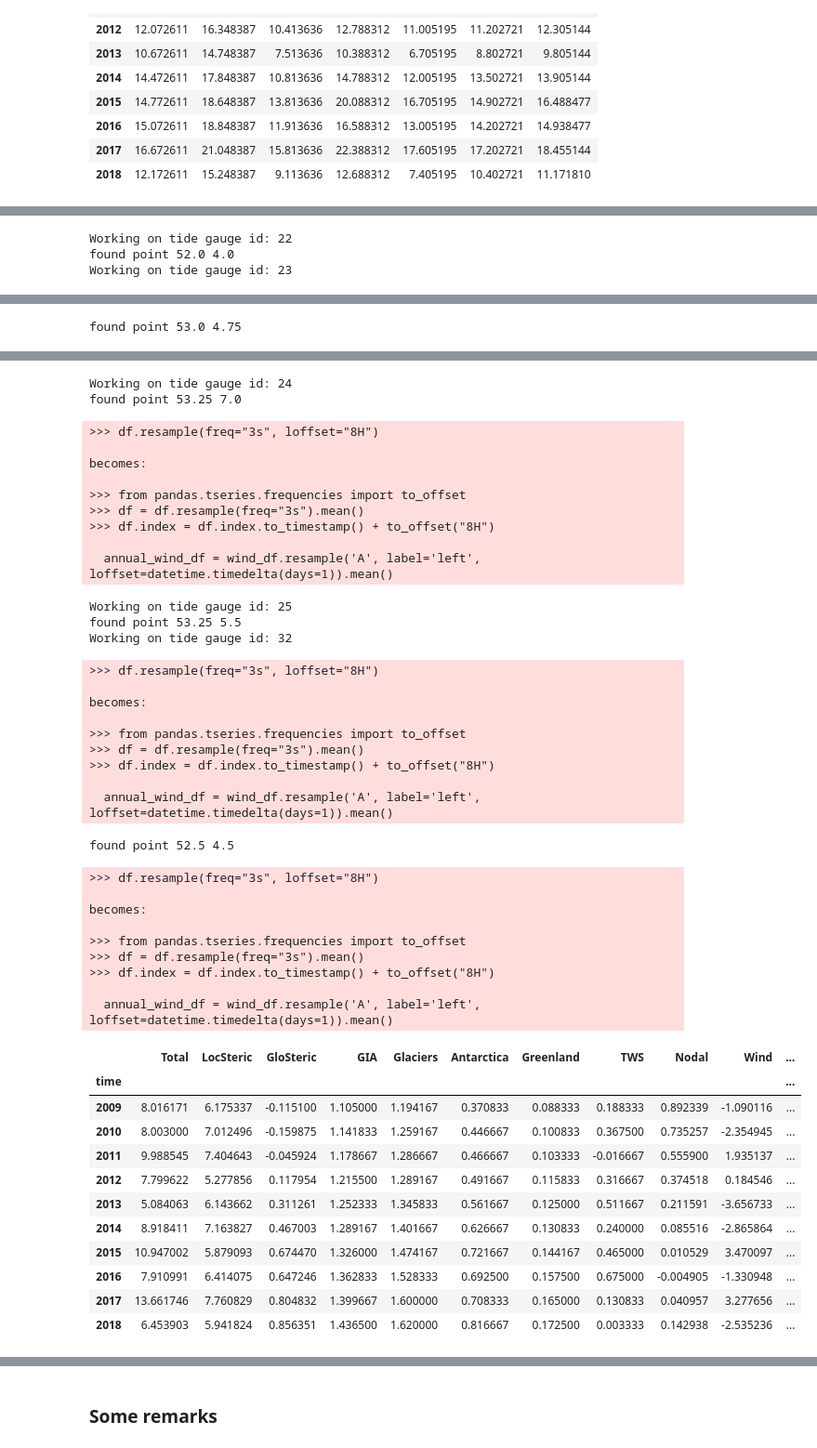
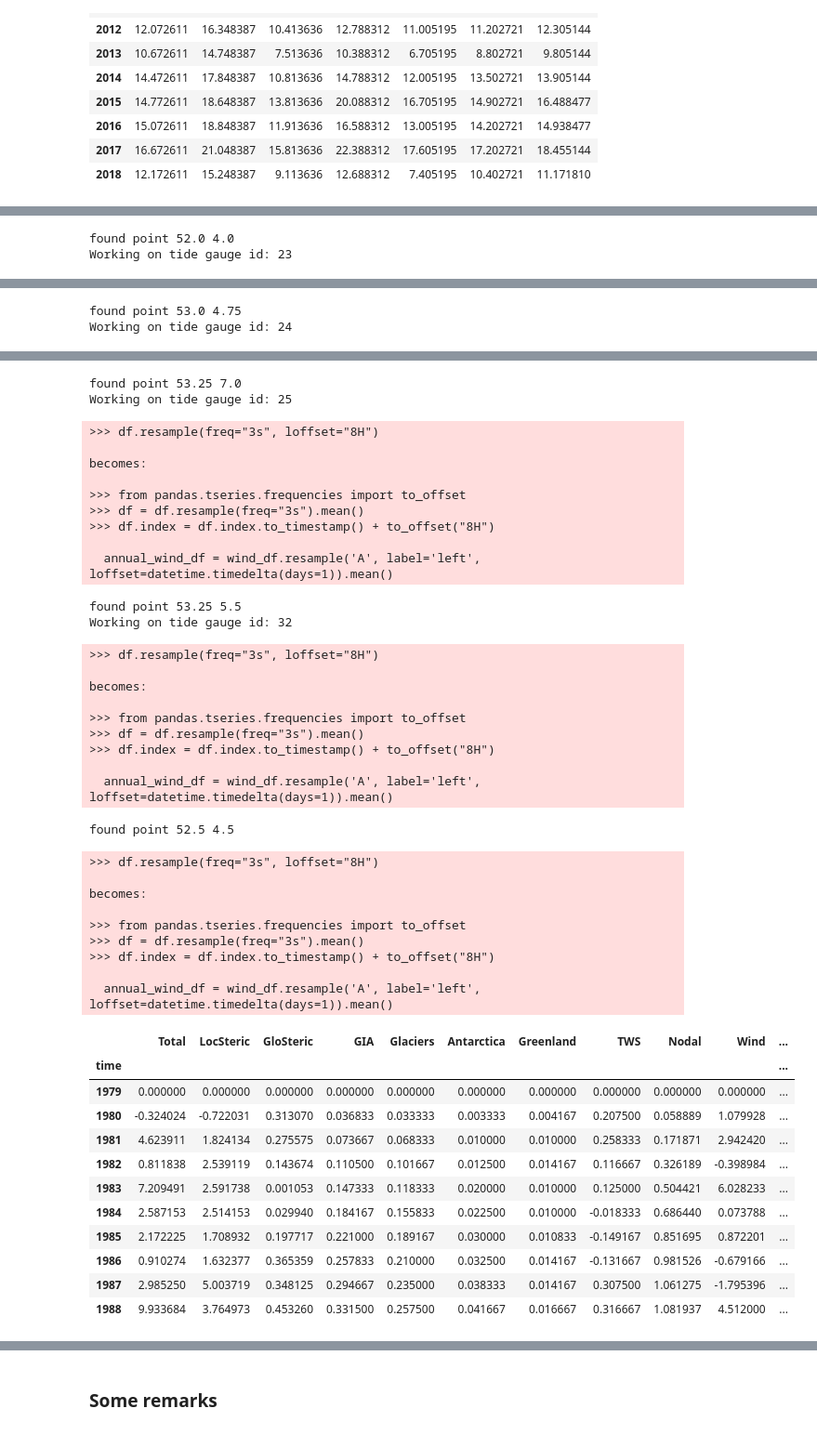
Before and after one commit to Jacobiaan/SLBudget, a Jupyter notebook: notebooks/Budget.ipynb, the cells around one changed output, grey strips where cells are left out. Shown: that part at 93% size. Cells and saved outputs as stored; diff of their text form; code cells hidden in the pictures.

```diff
--- a/notebooks/Budget.ipynb
+++ b/notebooks/Budget.ipynb
@@ -88,7 +88,7 @@ tg_df.iloc[-10:]
 slmean_df = slc.budget_at_tg(INFO, tg_id, opt_steric, opt_glaciers, opt_antarctica,
                              opt_greenland, opt_tws, opt_wind_ibe, opt_nodal,
                              global_steric, True)
-slmean_df.iloc[-10:]
+slmean_df.iloc[0:10]
 
 #slmean_df = slmean_df.loc[1958:2014] # Select date to fit Fred16 study
 #slmean_df = slmean_df.loc[1993:]
@@ -104,7 +105,6 @@ becomes:
 >>> df.index = df.index.to_timestamp() + to_offset("8H")
 
   annual_wind_df = wind_df.resample('A', label='left', loffset=datetime.timedelta(days=1)).mean()
-Working on tide gauge id: 22
 found point 52.0 4.0
 Working on tide gauge id: 23
 >>> df.resample(freq="3s", loffset="8H")
@@ -117,6 +117,7 @@ becomes:
 
   annual_wind_df = wind_df.resample('A', label='left', loffset=datetime.timedelta(days=1)).mean()
 found point 53.0 4.75
+Working on tide gauge id: 24
 >>> df.resample(freq="3s", loffset="8H")
 
 becomes:
@@ -126,48 +127,47 @@ becomes:
 >>> df.index = df.index.to_timestamp() + to_offset("8H")
 
   annual_wind_df = wind_df.resample('A', label='left', loffset=datetime.timedelta(days=1)).mean()
-Working on tide gauge id: 24
 found point 53.25 7.0
+Working on tide gauge id: 25
 >>> df.resample(freq="3s", loffset="8H")
 
 becomes:
 
 >>> from pandas.tseries.frequencies import to_offset
 >>> df = df.resample(freq="3s").mean()
 >>> df.index = df.index.to_timestamp() + to_offset("8H")
 
   annual_wind_df = wind_df.resample('A', label='left', loffset=datetime.timedelta(days=1)).mean()
-Working on tide gauge id: 25
 found point 53.25 5.5
 Working on tide gauge id: 32
 >>> df.resample(freq="3s", loffset="8H")
 
 becomes:
 
 >>> from pandas.tseries.frequencies import to_offset
 >>> df = df.resample(freq="3s").mean()
 >>> df.index = df.index.to_timestamp() + to_offset("8H")
 
   annual_wind_df = wind_df.resample('A', label='left', loffset=datetime.timedelta(days=1)).mean()
 found point 52.5 4.5
 >>> df.resample(freq="3s", loffset="8H")
 
 becomes:
 
 >>> from pandas.tseries.frequencies import to_offset
 >>> df = df.resample(freq="3s").mean()
 >>> df.index = df.index.to_timestamp() + to_offset("8H")
 
   annual_wind_df = wind_df.resample('A', label='left', loffset=datetime.timedelta(days=1)).mean()
 |  | Total | LocSteric | GloSteric | GIA | Glaciers | Antarctica | Greenland | TWS | Nodal | Wind | ... |
 | time |  |  |  |  |  |  |  |  |  |  | ... |
-| 2009 | 8.016171 | 6.175337 | -0.115100 | 1.105000 | 1.194167 | 0.370833 | 0.088333 | 0.188333 | 0.892339 | -1.090116 | ... |
-| 2010 | 8.003000 | 7.012496 | -0.159875 | 1.141833 | 1.259167 | 0.446667 | 0.100833 | 0.367500 | 0.735257 | -2.354945 | ... |
-| 2011 | 9.988545 | 7.404643 | -0.045924 | 1.178667 | 1.286667 | 0.466667 | 0.103333 | -0.016667 | 0.555900 | 1.935137 | ... |
-| 2012 | 7.799622 | 5.277856 | 0.117954 | 1.215500 | 1.289167 | 0.491667 | 0.115833 | 0.316667 | 0.374518 | 0.184546 | ... |
-| 2013 | 5.084063 | 6.143662 | 0.311261 | 1.252333 | 1.345833 | 0.561667 | 0.125000 | 0.511667 | 0.211591 | -3.656733 | ... |
-| 2014 | 8.918411 | 7.163827 | 0.467003 | 1.289167 | 1.401667 | 0.626667 | 0.130833 | 0.240000 | 0.085516 | -2.865864 | ... |
-| 2015 | 10.947002 | 5.879093 | 0.674470 | 1.326000 | 1.474167 | 0.721667 | 0.144167 | 0.465000 | 0.010529 | 3.470097 | ... |
-| 2016 | 7.910991 | 6.414075 | 0.647246 | 1.362833 | 1.528333 | 0.692500 | 0.157500 | 0.675000 | -0.004905 | -1.330948 | ... |
-| 2017 | 13.661746 | 7.760829 | 0.804832 | 1.399667 | 1.600000 | 0.708333 | 0.165000 | 0.130833 | 0.040957 | 3.277656 | ... |
-| 2018 | 6.453903 | 5.941824 | 0.856351 | 1.436500 | 1.620000 | 0.816667 | 0.172500 | 0.003333 | 0.142938 | -2.535236 | ... |
+| 1979 | 0.000000 | 0.000000 | 0.000000 | 0.000000 | 0.000000 | 0.000000 | 0.000000 | 0.000000 | 0.000000 | 0.000000 | ... |
+| 1980 | -0.324024 | -0.722031 | 0.313070 | 0.036833 | 0.033333 | 0.003333 | 0.004167 | 0.207500 | 0.058889 | 1.079928 | ... |
+| 1981 | 4.623911 | 1.824134 | 0.275575 | 0.073667 | 0.068333 | 0.010000 | 0.010000 | 0.258333 | 0.171871 | 2.942420 | ... |
+| 1982 | 0.811838 | 2.539119 | 0.143674 | 0.110500 | 0.101667 | 0.012500 | 0.014167 | 0.116667 | 0.326189 | -0.398984 | ... |
+| 1983 | 7.209491 | 2.591738 | 0.001053 | 0.147333 | 0.118333 | 0.020000 | 0.010000 | 0.125000 | 0.504421 | 6.028233 | ... |
+| 1984 | 2.587153 | 2.514153 | 0.029940 | 0.184167 | 0.155833 | 0.022500 | 0.010000 | -0.018333 | 0.686440 | 0.073788 | ... |
+| 1985 | 2.172225 | 1.708932 | 0.197717 | 0.221000 | 0.189167 | 0.030000 | 0.010833 | -0.149167 | 0.851695 | 0.872201 | ... |
+| 1986 | 0.910274 | 1.632377 | 0.365359 | 0.257833 | 0.210000 | 0.032500 | 0.014167 | -0.131667 | 0.981526 | -0.679166 | ... |
+| 1987 | 2.985250 | 5.003719 | 0.348125 | 0.294667 | 0.235000 | 0.038333 | 0.014167 | 0.307500 | 1.061275 | -1.795396 | ... |
+| 1988 | 9.933684 | 3.764973 | 0.453260 | 0.331500 | 0.257500 | 0.041667 | 0.016667 | 0.316667 | 1.081937 | 4.512000 | ... |
```
Also changed, not shown: parts of 3 cells of this notebook, 1 other file.
